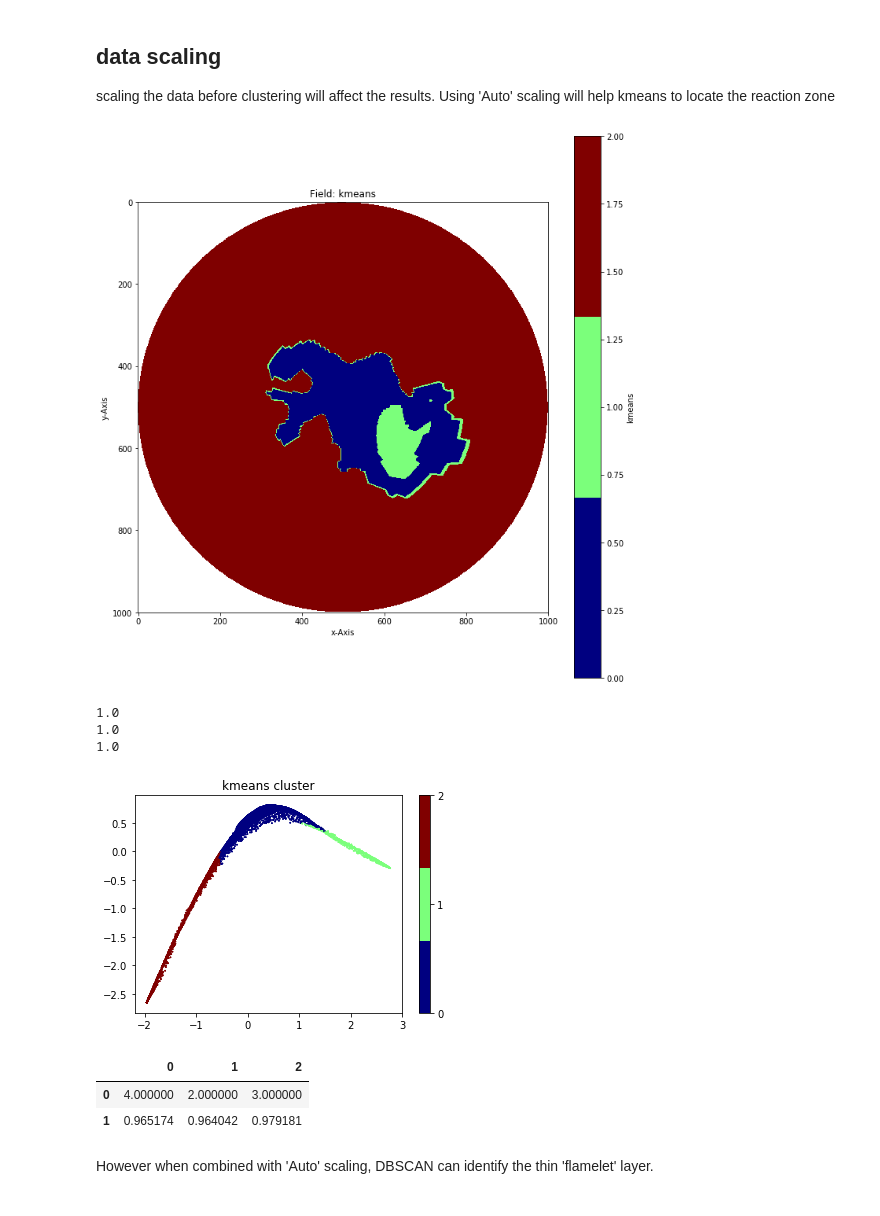
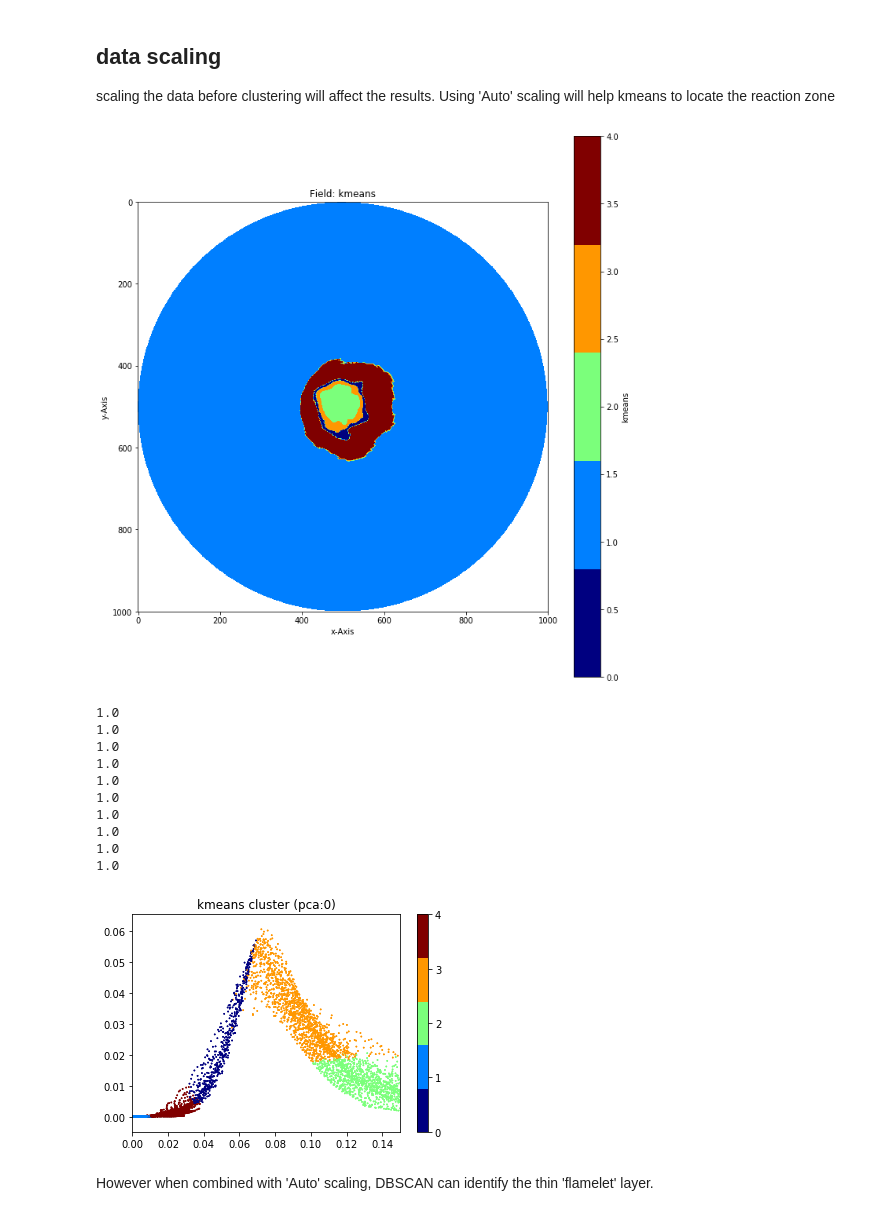
Before and after one commit to mhansinger/Clustering_combustion, a Jupyter notebook: combustionClustering.ipynb, the cells around one changed output. Drawn from its saved outputs; the diff is of its cells as text; code cells hidden in the pictures.

```diff
--- a/combustionClustering.ipynb
+++ b/combustionClustering.ipynb
@@ -41,6 +41,6 @@ plot_field(data_name,mesh,'CH4',df['CH4'],cmap)
 ## Kmeans and DBSCAN
 kmeans is the most common clustering algorithsms.K-means is widely employed to solve big-data problems because it’s simple to use, effective, and highly scalable. No wonder most commercial vendors use the K-means algorithm as a key component of their predictive analytics packages.
 # %%
-from bc import plot_kmeans
-data_name = 'plane_yz_50.csv'
-plot_kmeans(data_name, df, mesh,nc=3)
+from bc import plot_kmeans, plot_DBSCAN
+data_name = 'plane_yz_100.csv'
+df, mesh = read_data(data_name)
@@ -78,20 +61,21 @@ scaling the data before clustering will affect the results. Using 'Auto' scaling
 # %%
 from data_clustering import data_scaling
 dsc = data_scaling(df,'Auto')
-pca=plot_kmeans(data_name,dsc,mesh,nc=3)
+plot_kmeans(data_name,df,dsc,mesh,nc=5)
+kmeans_label=dsc['label'].copy()
 # %% [output]
-[figure, old version]
+[figure, new version]
 1.0
 1.0
 1.0
+1.0
+1.0
+1.0
+1.0
+1.0
+1.0
+1.0
-[figure, old version]
+[figure, new version]
-# %%
-# show the pca of each cluster
-pca
-# %% [output]
-|  | 0 | 1 | 2 |
-| 0 | 4.000000 | 2.000000 | 3.000000 |
-| 1 | 0.965174 | 0.964042 | 0.979181 |
 # %% [markdown]
 However when combined with 'Auto' scaling, DBSCAN can identify the thin 'flamelet' layer.
 # %%
```
Also changed, not shown: parts of 8 cells of this notebook, 1 other file.
